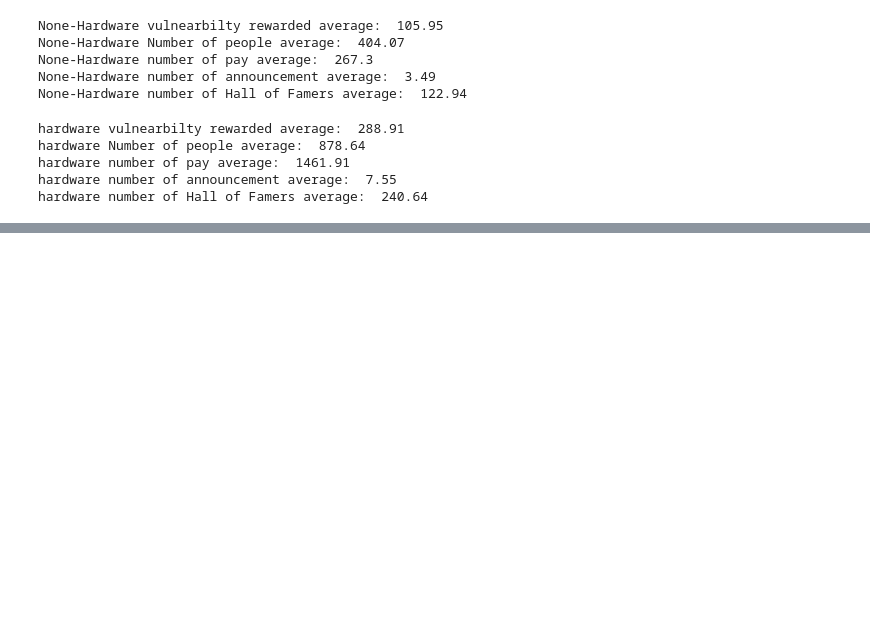
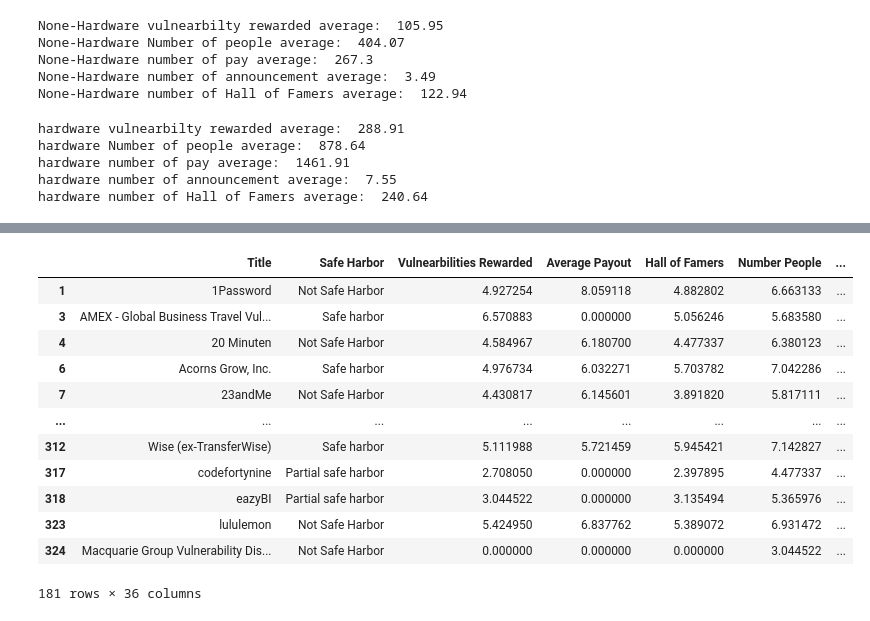
Before and after one commit to patrickahrend/data-analytics-bugcrowd, a Jupyter notebook: src/hardware.ipynb, the cells around one changed output, grey strips where cells are left out. Cells and saved outputs as stored; diff of their text form; code cells hidden in the pictures; blank space fills up the shorter version.

```diff
--- a/src/hardware.ipynb
+++ b/src/hardware.ipynb
@@ -63,3 +63,5 @@ hardware Number of people average:  878.64
 hardware number of pay average:  1461.91
 hardware number of announcement average:  7.55
 hardware number of Hall of Famers average:  240.64
+# %%
+df = pd.read_excel("/Users/patrickahrend/Developer/data-analytics-bugcrowd/used_data/cleaned-log-nan.xlsx")
@@ -65,0 +85,16 @@ hardware number of Hall of Famers average:  240.64
+# %%
+df_none_tech = df[df["Has Technology"] == False]
+# %% [output]
+|  | Title | Safe Harbor | Vulnearbilities Rewarded | Average Payout | Hall of Famers | Number People | ... |
+| 1 | 1Password | Not Safe Harbor | 4.927254 | 8.059118 | 4.882802 | 6.663133 | ... |
+| 3 | AMEX - Global Business Travel Vul... | Safe harbor | 6.570883 | 0.000000 | 5.056246 | 5.683580 | ... |
+| 4 | 20 Minuten | Not Safe Harbor | 4.584967 | 6.180700 | 4.477337 | 6.380123 | ... |
+| 6 | Acorns Grow, Inc. | Safe harbor | 4.976734 | 6.032271 | 5.703782 | 7.042286 | ... |
+| 7 | 23andMe | Not Safe Harbor | 4.430817 | 6.145601 | 3.891820 | 5.817111 | ... |
+| ... | ... | ... | ... | ... | ... | ... | ... |
+| 312 | Wise (ex-TransferWise) | Safe harbor | 5.111988 | 5.721459 | 5.945421 | 7.142827 | ... |
+| 317 | codefortynine | Partial safe harbor | 2.708050 | 0.000000 | 2.397895 | 4.477337 | ... |
+| 318 | eazyBI | Partial safe harbor | 3.044522 | 0.000000 | 3.135494 | 5.365976 | ... |
+| 323 | lululemon | Not Safe Harbor | 5.424950 | 6.837762 | 5.389072 | 6.931472 | ... |
+| 324 | Macquarie Group Vulnerability Dis... | Not Safe Harbor | 0.000000 | 0.000000 | 0.000000 | 3.044522 | ... |
+181 rows × 36 columns
```
Also changed, not shown: parts of 10 cells of this notebook, 48 other files.
